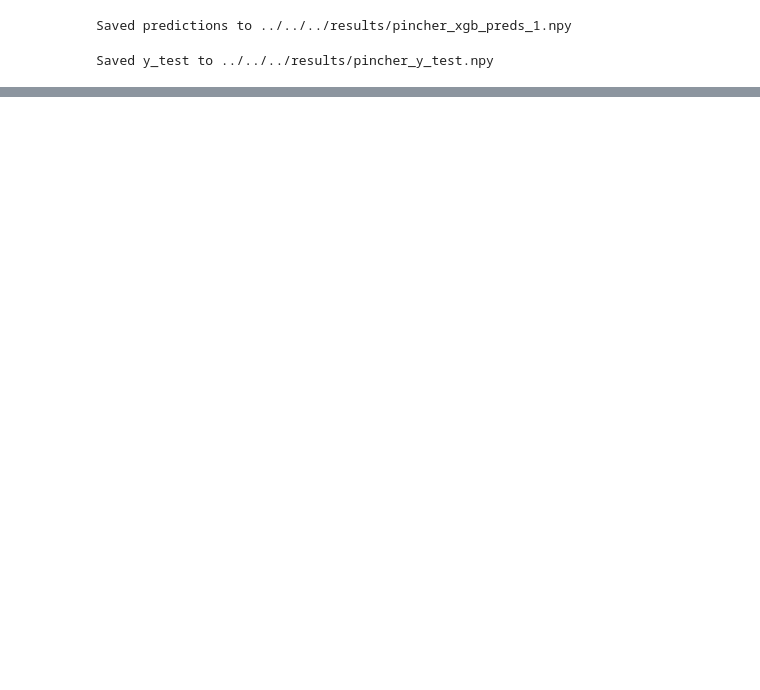
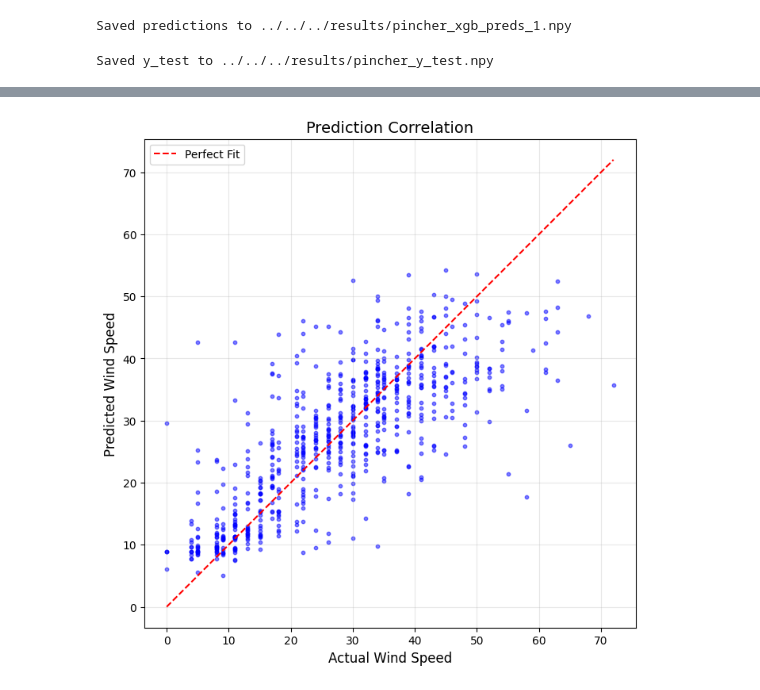
Before and after one commit to amirbaqerzadeh/wind-forecast-benchmark, a Jupyter notebook: notebooks/non-linear/ensemble/pincher_xgboost.ipynb, the cells around one changed output, grey strips where cells are left out. Drawn from its saved outputs; the diff is of its cells as text; code cells hidden in the pictures; blank space fills up the shorter version.

```diff
--- a/notebooks/non-linear/ensemble/pincher_xgboost.ipynb
+++ b/notebooks/non-linear/ensemble/pincher_xgboost.ipynb
@@ -339,0 +464,24 @@ plt.show()
+# %%
+import numpy as np
+
+plt.figure(figsize=(8, 8))
+
+# Scatter points
+plt.scatter(test_df['target_wind_speed'], test_df['pred_xgb'],
+            alpha=0.5, color='blue', s=10)
+
+# Ideal 1:1 Line (Perfect Prediction)
+min_val = min(test_df['target_wind_speed'].min(), test_df['pred_xgb'].min())
+max_val = max(test_df['target_wind_speed'].max(), test_df['pred_xgb'].max())
+plt.plot([min_val, max_val], [min_val, max_val], color='red', linestyle='--', label='Perfect Fit')
+
+plt.title("Prediction Correlation", fontsize=14)
+plt.xlabel("Actual Wind Speed", fontsize=12)
+plt.ylabel("Predicted Wind Speed", fontsize=12)
+plt.legend()
+plt.grid(True, alpha=0.3)
+plt.axis('equal') # Keeps the aspect ratio square
+
+plt.show()
+# %% [output]
+[figure, added]
```
Also changed, not shown: parts of 9 cells of this notebook.
